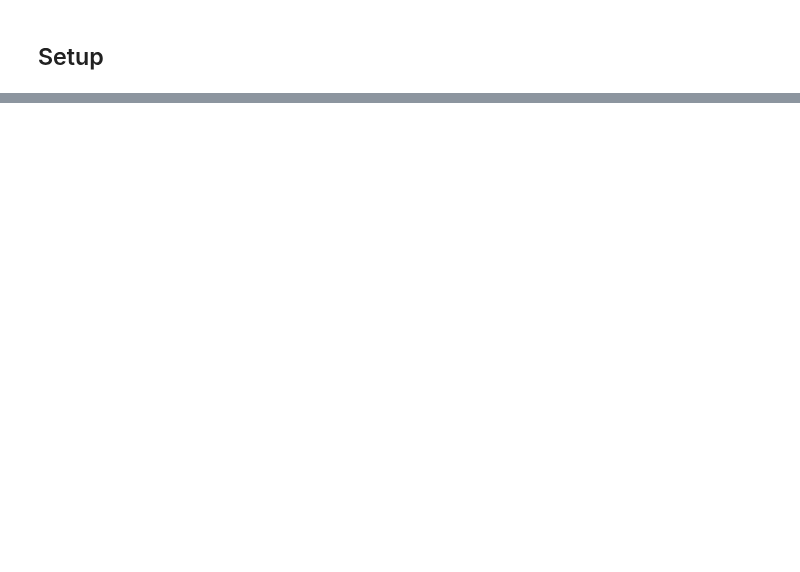
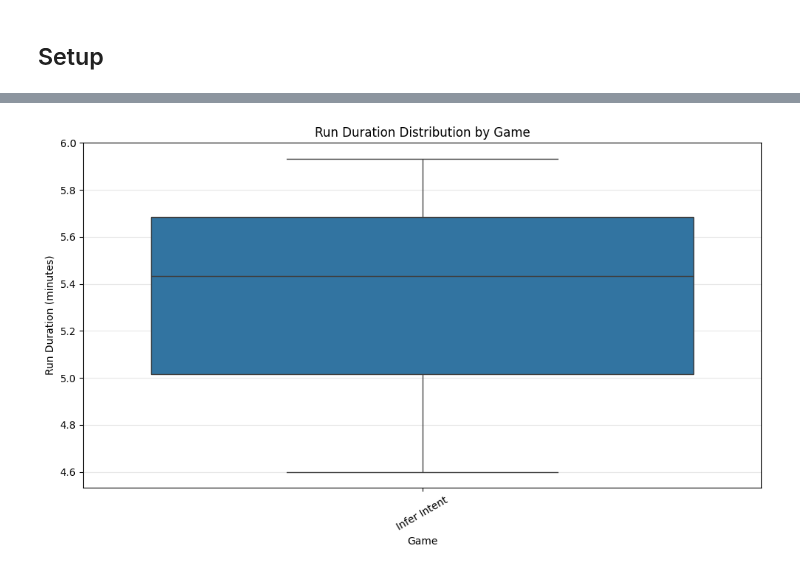
Before and after one commit to diverse-cognitive-systems-group/dcs-simulation-engine, a Jupyter notebook: analysis/usability/System Performance Analysis.ipynb, the cells around one changed output, grey strips where cells are left out. Drawn from its saved outputs; the diff is of its cells as text; code cells hidden in the pictures; blank space fills up the shorter version.

```diff
--- a/analysis/usability/System Performance Analysis.ipynb
+++ b/analysis/usability/System Performance Analysis.ipynb
@@ -77,0 +158,16 @@ logs_df.head()
+# %%
+plt.figure(figsize=(10, 6))
+
+sns.boxplot(data=view_df, x="game", y=view_df["duration_sec"] / 60)
+
+plt.title("Run Duration Distribution by Game")
+plt.xlabel("Game")
+plt.ylabel("Run Duration (minutes)")
+
+plt.xticks(rotation=30)
+plt.grid(axis="y", alpha=0.3)
+
+plt.tight_layout()
+plt.show()
+# %% [output]
+[figure, added]
```
Also changed, not shown: parts of 50 cells of this notebook, 8 other files.
